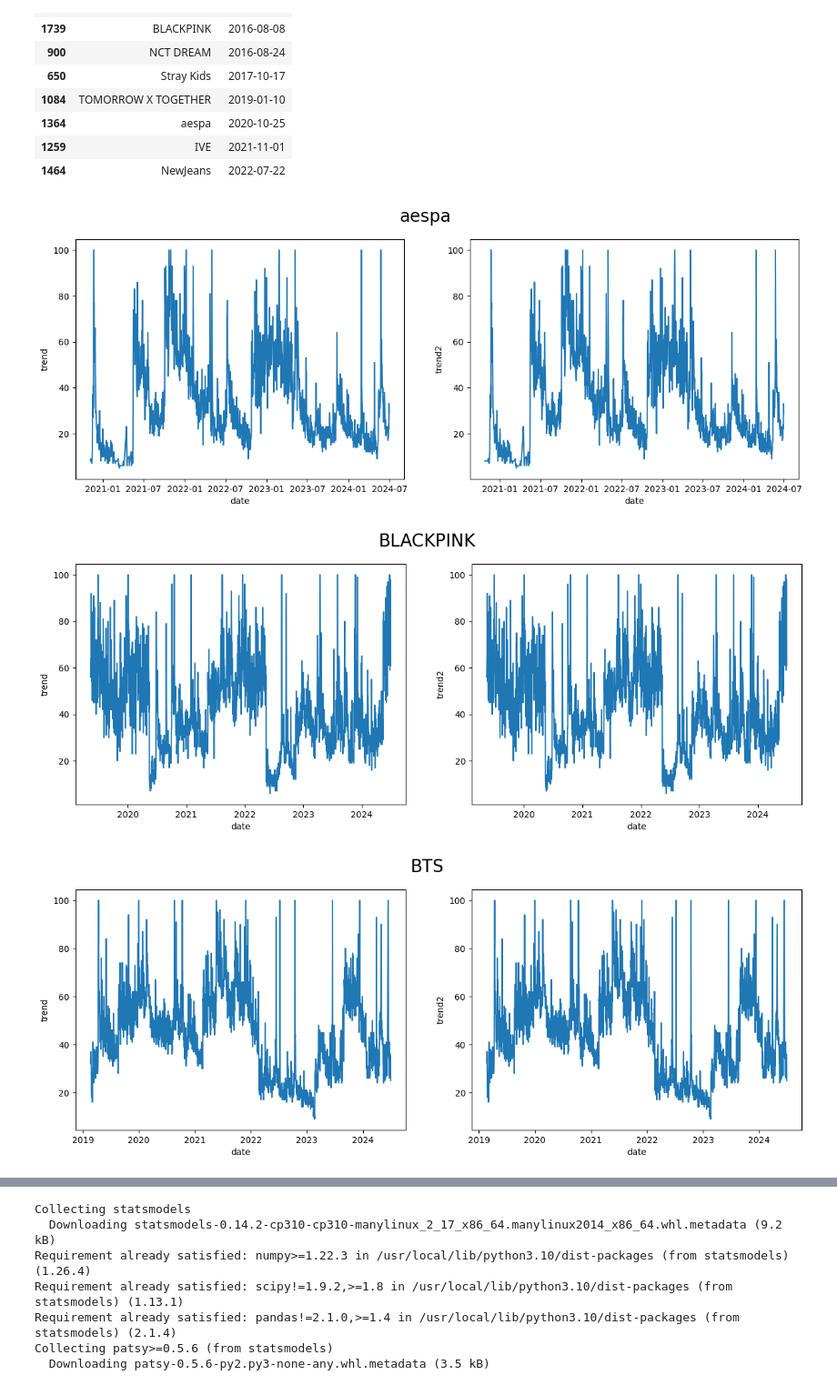
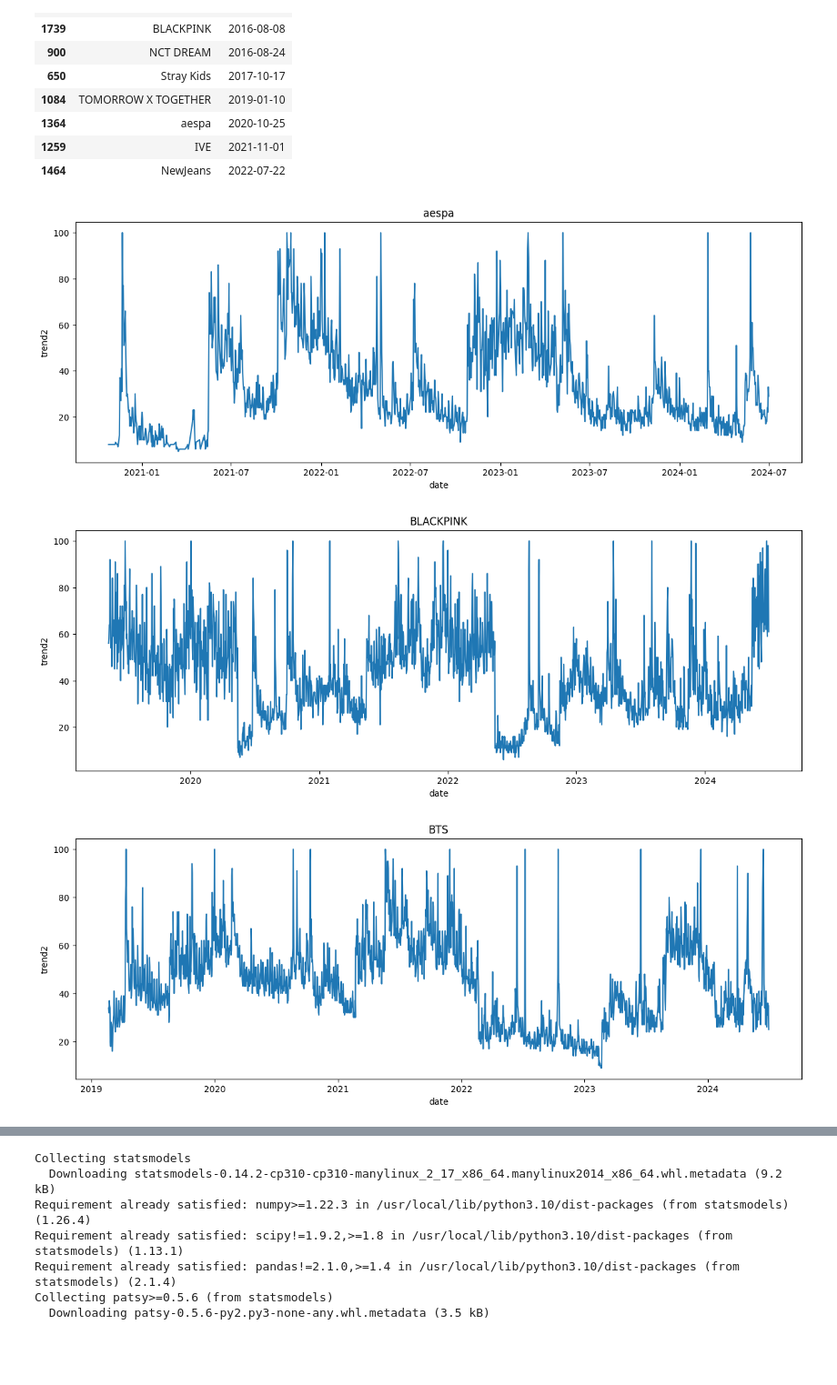
Before and after one commit to lucio-karin0506/Artist_Trend_Analysis, a Jupyter notebook: modeling/trend_prediction.ipynb, the cells around one changed output, grey strips where cells are left out. Shown at 91% size. Saved outputs shown, nothing was run; the diff lists cells and outputs as text; code cells hidden in the pictures; blank space fills up the shorter version.

```diff
--- a/modeling/trend_prediction.ipynb
+++ b/modeling/trend_prediction.ipynb
@@ -137,26 +136,17 @@ artist_info_df[['artist_name', 'debut_date']].drop_duplicates().sort_values('deb
 # %%
 for artist in google_trend_df2['artist'].unique():
 
     plt.figure(figsize=(15, 5))
 
-    plt.subplot(1, 2, 1)
-    plt.suptitle(artist, fontsize=20)
-    sns.lineplot(
-        data=google_trend_df2[google_trend_df2['artist'] == artist],
-        x='date',
-        y='trend',
-    )
-
-    plt.subplot(1, 2, 2)
-    plt.suptitle(artist, fontsize=20)
+    plt.title(artist)
     sns.lineplot(
         data=google_trend_df2[google_trend_df2['artist'] == artist],
         x='date',
         y='trend2',
     )
 
     plt.show()
 # %% [output]
-[figure, old version]
+[figure, new version]
-[figure, old version]
+[figure, new version]
-[figure, old version]
+[figure, new version]
```
Also changed, not shown: parts of 6 cells of this notebook.
